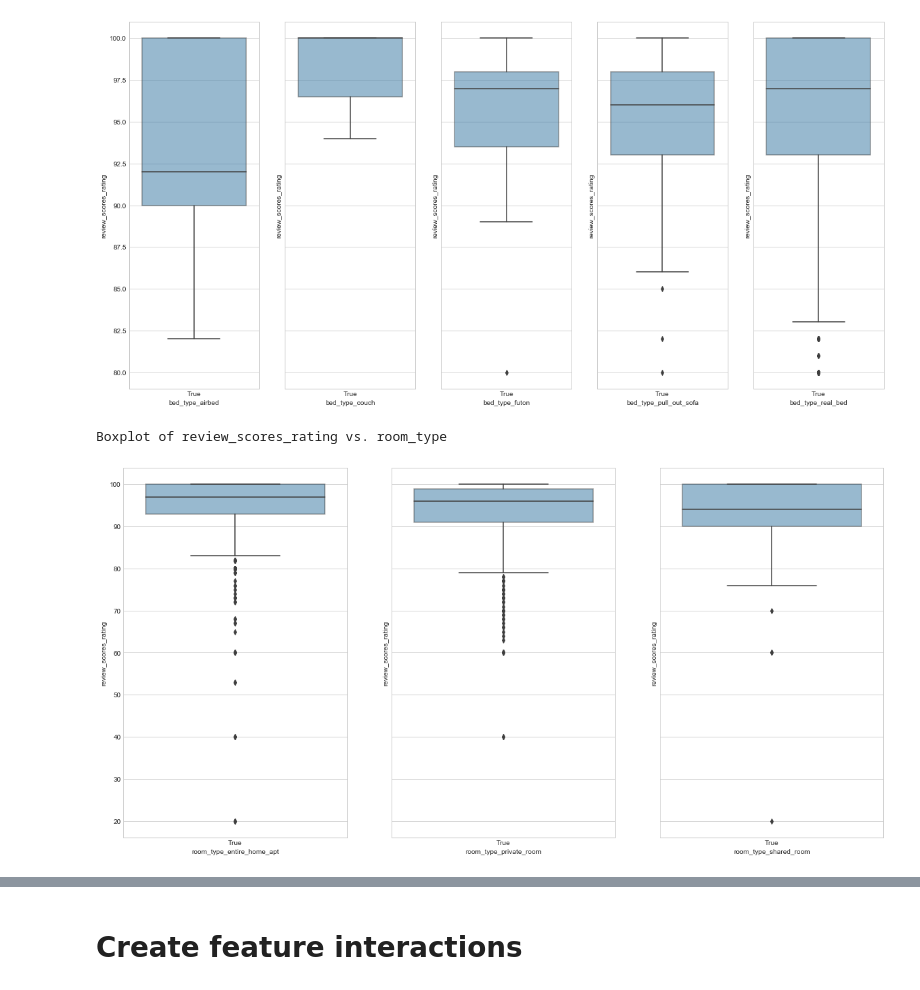
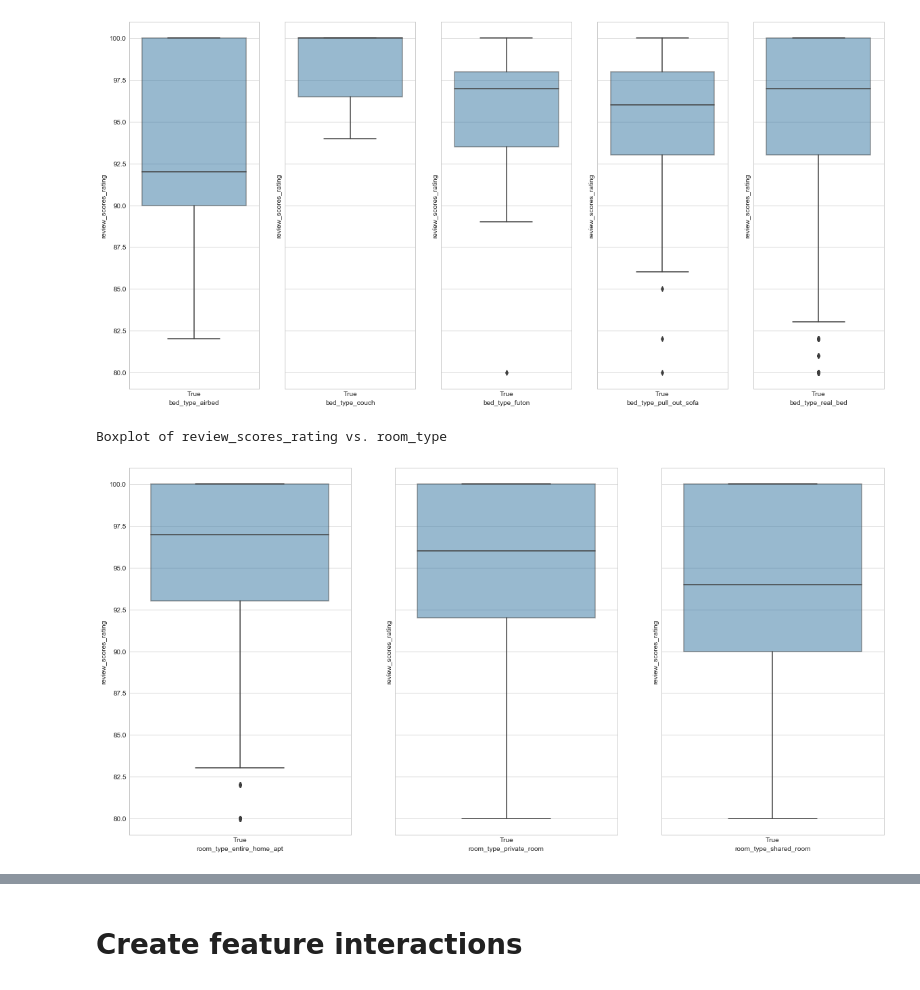
Before and after one commit to jhabib/w210, a Jupyter notebook: process_categorical_data_clean.ipynb, the cells around one changed output, grey strips where cells are left out. Cells and saved outputs as stored; diff of their text form; code cells hidden in the pictures.

```diff
--- a/process_categorical_data_clean.ipynb
+++ b/process_categorical_data_clean.ipynb
@@ -57,6 +63,10 @@ Index([u'id', u'bed_type_airbed', u'bed_type_couch', u'bed_type_futon',
        u'bed_type_pull_out_sofa'],
       dtype='object')
 (3860, 99)
+# %%
+for c in data.columns:
+    if 'amenity' in c:
+        print c
 # %% [markdown]
 # Histogram of each dependent variable
 Quite useless for Categorical data
@@ -137,9 +147,9 @@ Boxplot of review_scores_rating vs. bed_type
 [figure]
 # %%
 print 'Boxplot of %s vs. %s' % ('review_scores_rating', 'room_type')
-create_boxplot(data, room)
+create_boxplot(data, room, 80)
 # %% [output]
 Boxplot of review_scores_rating vs. room_type
-[figure, old version]
+[figure, new version]
 # %%
 print 'Boxplot of %s vs. %s' % ('review_scores_rating', 'neighbourhood')
```
Also changed, not shown: parts of 54 cells of this notebook, 2 other files.
